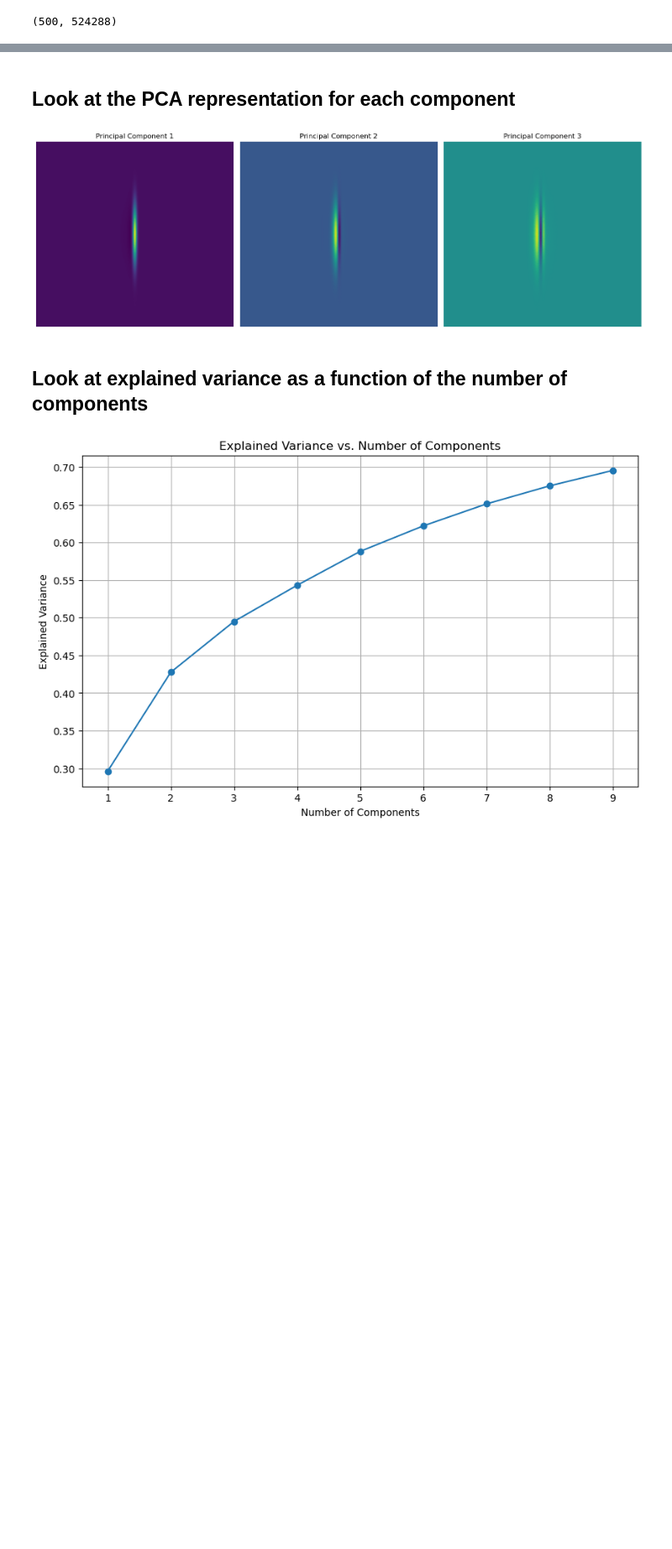
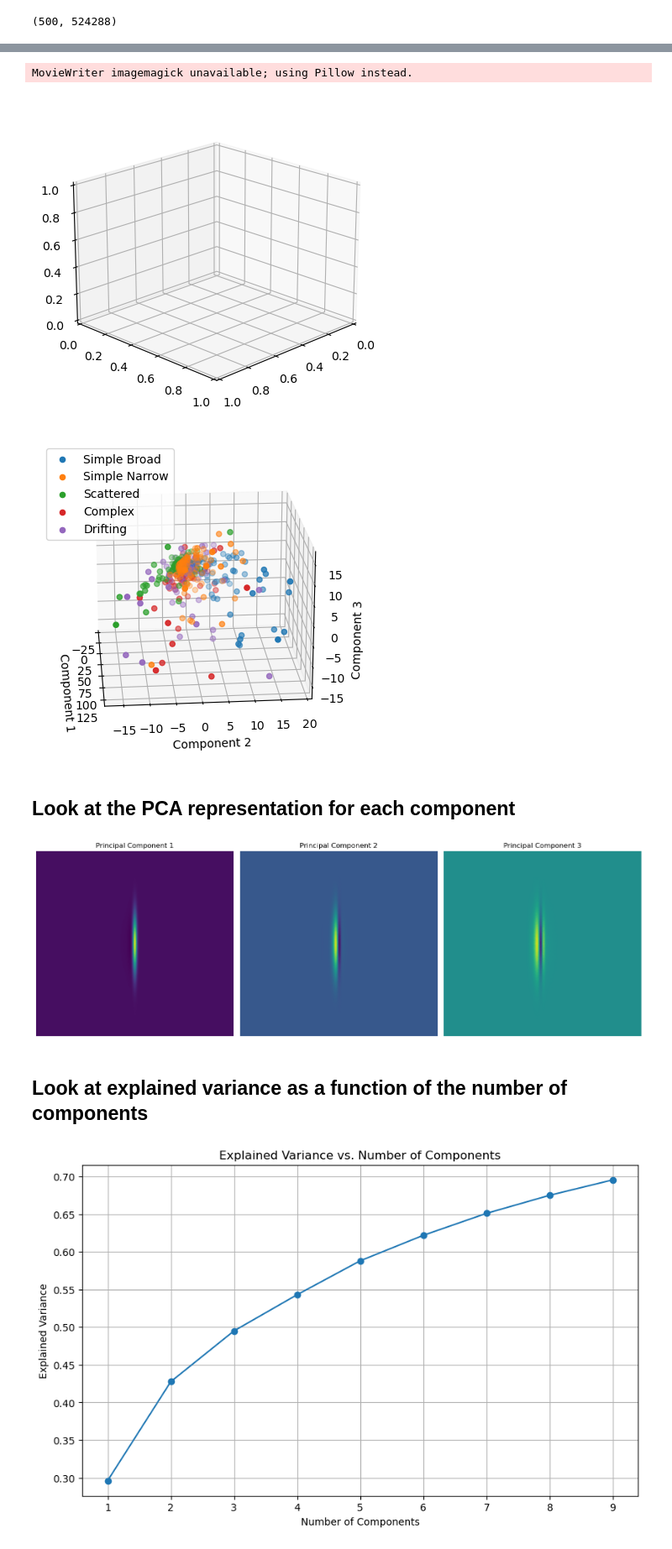
Before and after one commit to SRON-API-DataMagic/Rep_Learn_FRB, a Jupyter notebook: Analysis/PCA.ipynb, the cells around one changed output, grey strips where cells are left out. Shown at 84% size. Drawn from its saved outputs; the diff is of its cells as text; code cells hidden in the pictures; blank space fills up the shorter version.

```diff
--- a/Analysis/PCA.ipynb
+++ b/Analysis/PCA.ipynb
@@ -123,3 +129,57 @@ plt.show()
+# %%
+from matplotlib.animation import FuncAnimation
+
+# Separate the transformed data back into classes
+pca_per_directory = []
+for i in range(len(directories)):
+    num_samples = data[i].shape[0]
+    start_idx = sum(len(data[j]) for j in range(i))
+    end_idx = start_idx + num_samples
+    pca_per_directory.append(transformed_fit[start_idx:end_idx, :])
+
+# Create a 3D scatter plot for each class
+fig = plt.figure()
+ax = fig.add_subplot(111, projection='3d')
+# Customize the view angle
+ax.view_init(elev=20, azim=45)  # Adjust the elevation and azimuth angles
+
+labels = [
+    "Simple Broad",
+    "Simple Narrow",
+    "Scattered",
+    "Complex",
+    "Drifting"
+]
+
+
+# Create a 3D scatter plot
+def update_angle(frame):
+    ax.cla()
+    ax.view_init(elev=20, azim=frame)
+    for i, label in enumerate(directories):
+        ax.scatter(
+            pca_per_directory[i][:, 0], pca_per_directory[i][:, 1], pca_per_directory[i][:, 2],
+            label=labels[i]
+        )
+    ax.set_xlabel('Component 1')
+    ax.set_ylabel('Component 2')
+    ax.set_zlabel('Component 3')
+    ax.legend()
+
+fig = plt.figure()
+ax = fig.add_subplot(111, projection='3d')
+
+# Initialize FuncAnimation
+ani = FuncAnimation(fig, update_angle, frames=np.arange(0, 360, 5), repeat=True)
+
+# Save the animation as a GIF
+ani.save('pca_animation_scaled.gif', writer='imagemagick', fps=15)
+
+plt.show()
+# %% [output]
+MovieWriter imagemagick unavailable; using Pillow instead.
+[figure, added]
+[figure, added]
 # %% [markdown]
 ## Look at the PCA representation for each component
 # %%
```
Also changed, not shown: parts of 5 cells of this notebook.
